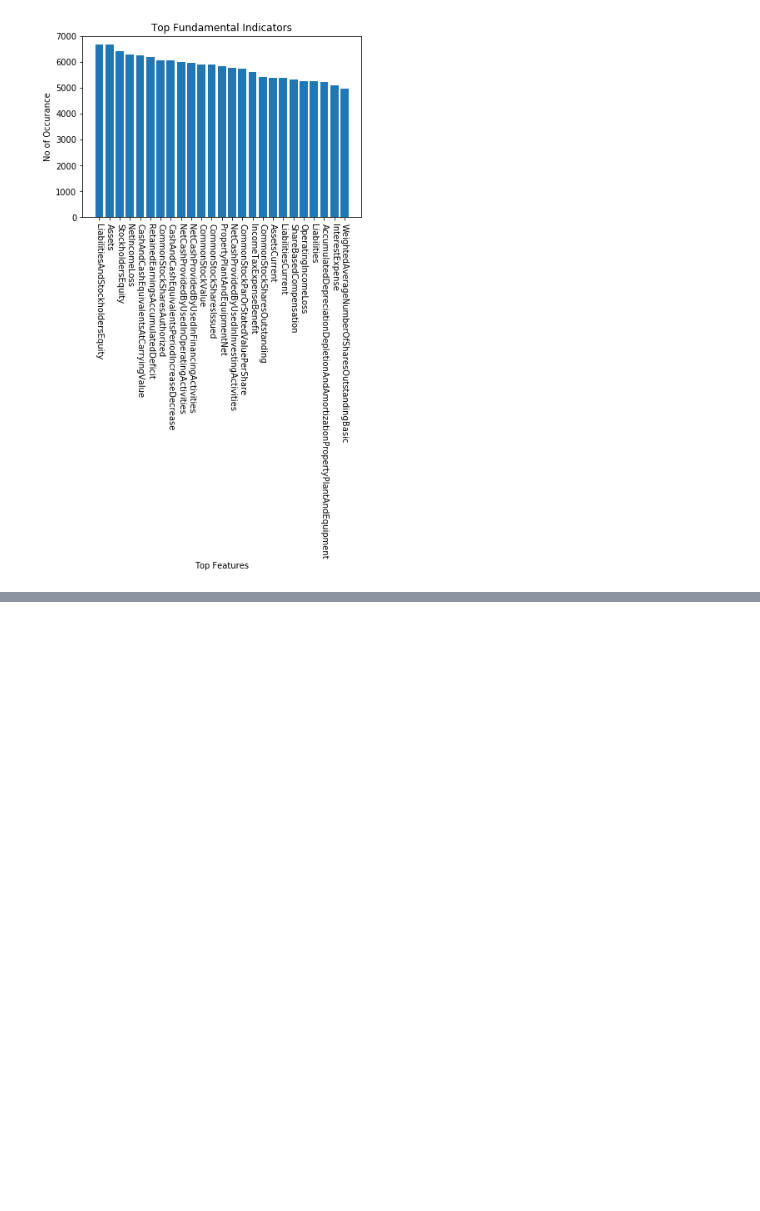
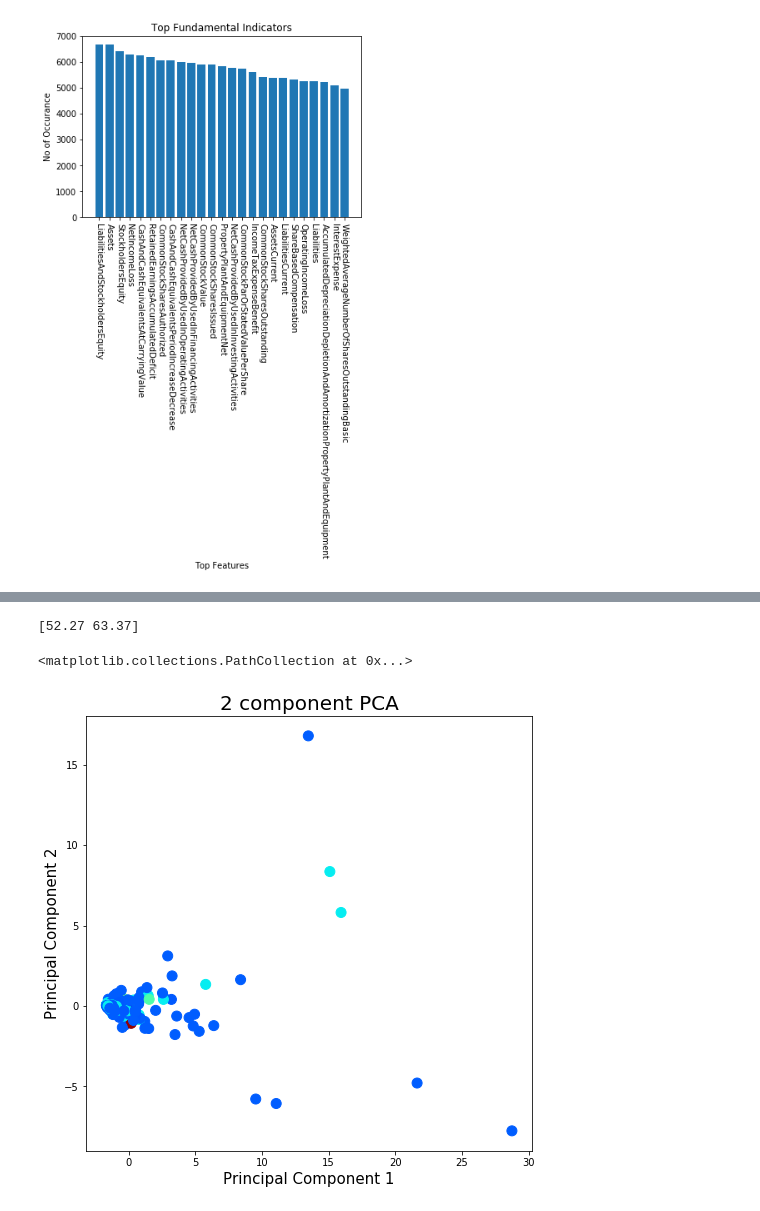
Before and after one commit to huhu42/Data_Incubator, a Jupyter notebook: StockProject.ipynb, the cells around one changed output, grey strips where cells are left out. Saved outputs shown, nothing was run; the diff lists cells and outputs as text; code cells hidden in the pictures; blank space fills up the shorter version.

```diff
--- a/StockProject.ipynb
+++ b/StockProject.ipynb
@@ -290,0 +346,9 @@ UnboundLocalError: local variable 'data' referenced before assignment
+# %%
+# Separating out the features
+x = df_final.loc[:, df_final.columns != 'ret'].values
+# Separating out the target
+y = df_final.loc[:,['ret']].values
+# Standardizing the features
+x = StandardScaler().fit_transform(x)
+x
+y
@@ -290,0 +373,6 @@ UnboundLocalError: local variable 'data' referenced before assignment
+# %%
+from sklearn.decomposition import PCA
+pca = PCA(n_components=2)
+principalComponents = pca.fit_transform(x)
+principalDf = pd.DataFrame(data = principalComponents , columns = ['principal component 1', 'principal component 2'])
+principalDf
@@ -290,0 +398,3 @@ UnboundLocalError: local variable 'data' referenced before assignment
+# %%
+df_finall = df_final.reset_index()
+df_finall
@@ -290,0 +420,4 @@ UnboundLocalError: local variable 'data' referenced before assignment
+# %%
+df_final = df_final.reset_index()
+finalDf = pd.concat([principalDf, df_finall[['ret']]], axis = 1)
+finalDf
@@ -290,0 +443,17 @@ UnboundLocalError: local variable 'data' referenced before assignment
+# %%
+from sklearn.decomposition.pca import PCA
+#explained variance
+print(np.cumsum(np.round(pca.explained_variance_ratio_, decimals=4)*100))
+# %% [output]
+[52.27 63.37]
+# %%
+fig = plt.figure(figsize = (8,8))
+ax = fig.add_subplot(1,1,1)
+ax.set_xlabel('Principal Component 1', fontsize = 15)
+ax.set_ylabel('Principal Component 2', fontsize = 15)
+ax.set_title('2 component PCA', fontsize = 20)
+jet=plt.get_cmap('jet')
+plt.scatter(finalDf['principal component 1'], finalDf['principal component 2'], s=100, c=finalDf['ret'], cmap=jet)
+# %% [output]
+<matplotlib.collections.PathCollection at 0x...>
+[figure, added]
```
Also changed, not shown: parts of 22 cells of this notebook.
